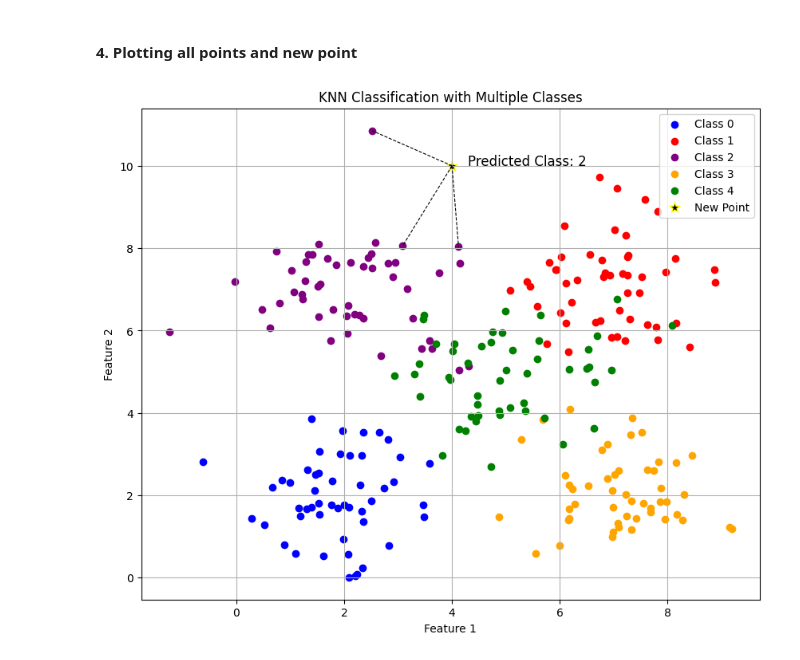
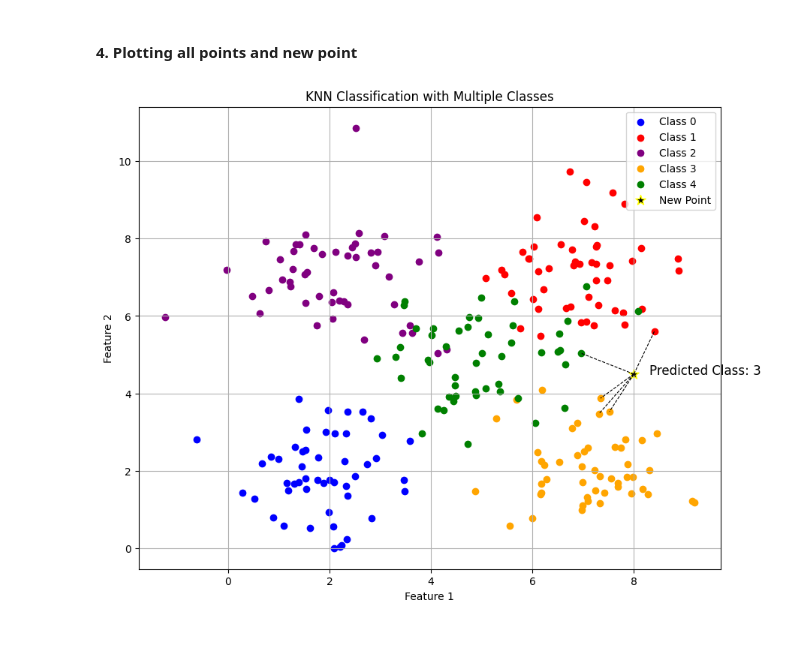
Before and after one commit to Jodick-Ndayisenga/Artificial-Intelligence, a Jupyter notebook: week_4/knn_highlight.ipynb, the cells around one changed output. Cells and saved outputs as stored; diff of their text form; code cells hidden in the pictures.

```diff
--- a/week_4/knn_highlight.ipynb
+++ b/week_4/knn_highlight.ipynb
@@ -46,6 +46,6 @@ def knn_predict(X_train, y_train, test_point, k=3):
 # %% [markdown]
 ##### **Define the point for which you want to predict**
 # %%
-new_point = np.array([4, 10])
+new_point = np.array([8, 4.5])
 # %%
 # Predict the class of the new point
@@ -55,29 +55,29 @@ predicted_class = knn_predict(X_train, y_train, new_point, k=3)
 # %%
 # Plotting the data points and the new point
 plt.figure(figsize=(10, 8))
 
 # Plot each class with a unique color
 plt.scatter(X_class0[:, 0], X_class0[:, 1], color='blue', label='Class 0')
 plt.scatter(X_class1[:, 0], X_class1[:, 1], color='red', label='Class 1')
 plt.scatter(X_class2[:, 0], X_class2[:, 1], color='purple', label='Class 2')
 plt.scatter(X_class3[:, 0], X_class3[:, 1], color='orange', label='Class 3')
 plt.scatter(X_class4[:, 0], X_class4[:, 1], color='green', label='Class 4')
 
 # Plot the new point with a different style
 plt.scatter(new_point[0], new_point[1], color='black', s=100, label='New Point', edgecolor='yellow', marker='*')
 
 # Annotate the plot with the predicted class
 plt.text(new_point[0] + 0.3, new_point[1], f"Predicted Class: {int(predicted_class)}", fontsize=12, color="black")
 
 # Draw connecting lines from the new point to its nearest neighbors
-for idx in np.argsort(np.sqrt(((X_train - new_point) ** 2).sum(axis=1)))[:3]:
+for idx in np.argsort(np.sqrt(((X_train - new_point) ** 2).sum(axis=1)))[:5]:
     plt.plot([new_point[0], X_train[idx, 0]], [new_point[1], X_train[idx, 1]], 'k--', lw=0.8)
 
 plt.xlabel("Feature 1")
 plt.ylabel("Feature 2")
 plt.title("KNN Classification with Multiple Classes")
 plt.legend()
 plt.grid()
 plt.show()
 # %% [output]
-[figure, old version]
+[figure, new version]
```
Also changed, not shown: parts of 2 cells of this notebook, 2 other files.
